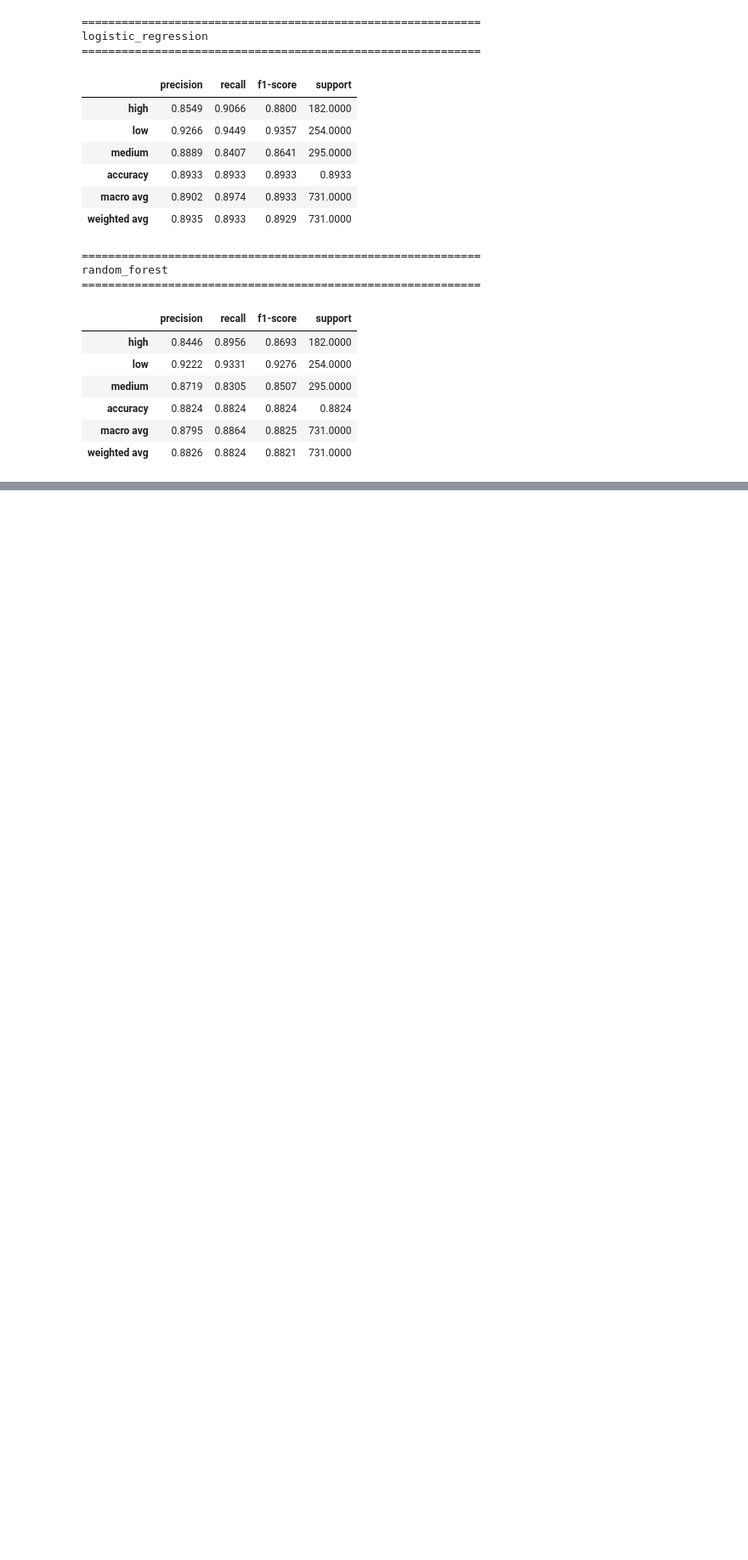
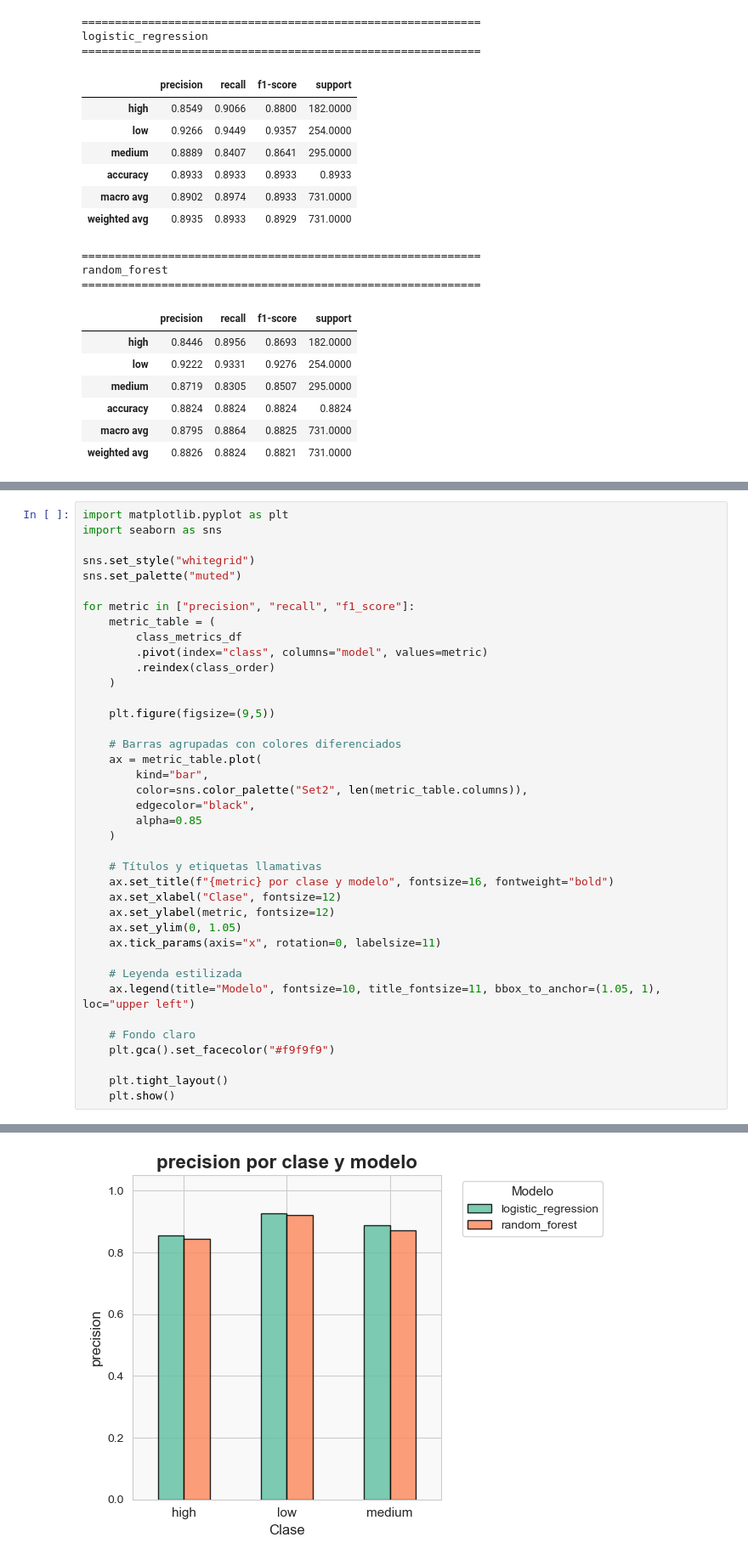
Before and after one commit to KouDionicio/9A-IDGS-ECBD-VitalMind-, a Jupyter notebook: ml-service/app/notebooks/02_risk_model_comparison.ipynb, the cells around one changed output, grey strips where cells are left out. Shown at 85% size. Drawn from its saved outputs; the diff is of its cells as text; blank space fills up the shorter version.

```diff
--- a/ml-service/app/notebooks/02_risk_model_comparison.ipynb
+++ b/ml-service/app/notebooks/02_risk_model_comparison.ipynb
@@ -419,0 +583,40 @@ random_forest
+# %%
+import matplotlib.pyplot as plt
+import seaborn as sns
+
+sns.set_style("whitegrid")
+sns.set_palette("muted")
+
+for metric in ["precision", "recall", "f1_score"]:
+    metric_table = (
+        class_metrics_df
+        .pivot(index="class", columns="model", values=metric)
+        .reindex(class_order)
+    )
+
+    plt.figure(figsize=(9,5))
+
+    # Barras agrupadas con colores diferenciados
+    ax = metric_table.plot(
+        kind="bar",
+        color=sns.color_palette("Set2", len(metric_table.columns)),
+        edgecolor="black",
+        alpha=0.85
+    )
+
+    # Títulos y etiquetas llamativas
+    ax.set_title(f"{metric} por clase y modelo", fontsize=16, fontweight="bold")
+    ax.set_xlabel("Clase", fontsize=12)
+    ax.set_ylabel(metric, fontsize=12)
+    ax.set_ylim(0, 1.05)
+    ax.tick_params(axis="x", rotation=0, labelsize=11)
+
+    # Leyenda estilizada
+    ax.legend(title="Modelo", fontsize=10, title_fontsize=11, bbox_to_anchor=(1.05, 1), loc="upper left")
+
+    # Fondo claro
+    plt.gca().set_facecolor("#f9f9f9")
+
+    plt.tight_layout()
+    plt.show()
+# %% [output]
@@ -419,0 +624 @@ random_forest
+[figure, added]
```
Also changed, not shown: parts of 33 cells of this notebook.
